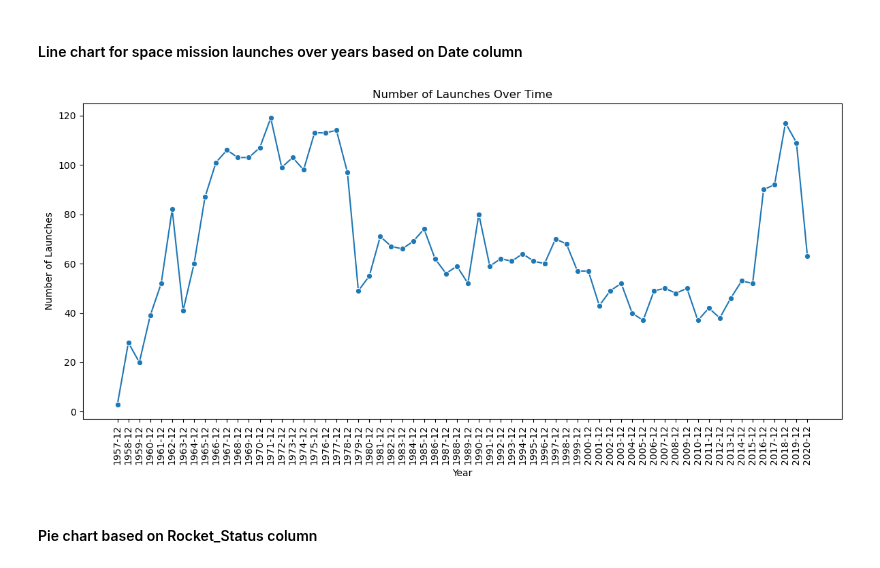
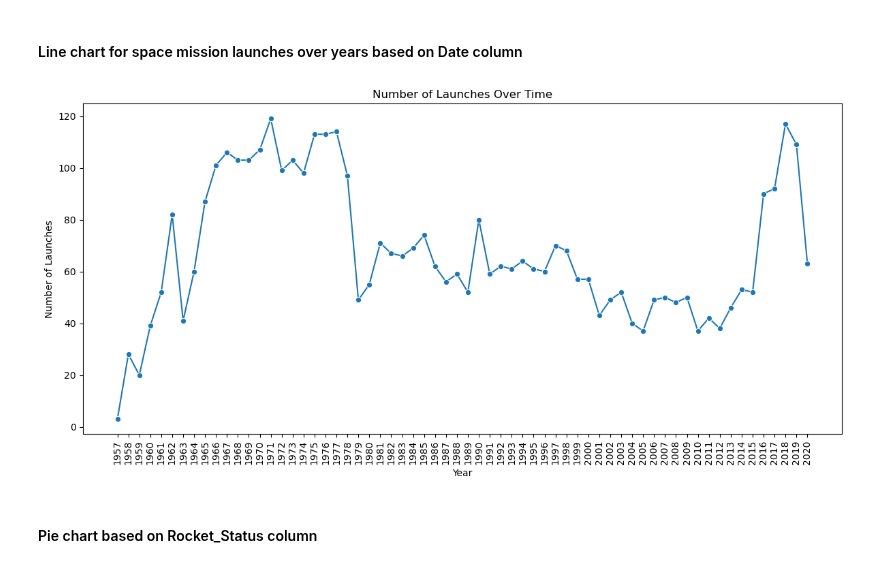
Before and after one commit to dominikvukelic/space_mission_launches, a Jupyter notebook: graphs/graphs.ipynb, the cells around one changed output. Saved outputs shown, nothing was run; the diff lists cells and outputs as text; code cells hidden in the pictures.

```diff
--- a/graphs/graphs.ipynb
+++ b/graphs/graphs.ipynb
@@ -181,35 +181,35 @@ plt.show()
 # %%
 # Convert 'Date' to datetime format
 df['Date'] = pd.to_datetime(df['Date'])
 
 # Extract year and month from the 'Date' column
 df['YearMonth'] = df['Date'].dt.to_period('M')
 
 # Count the number of launches per month
 launches_over_time = df['YearMonth'].value_counts().sort_index().reset_index()
 launches_over_time.columns = ['YearMonth', 'Count']
 
 # Downsampling to yearly frequency
 launches_over_time_resampled = launches_over_time.set_index('YearMonth').resample('Y').sum().reset_index()
 
-# Convert Period to string for plotting
-launches_over_time_resampled['YearMonth'] = launches_over_time_resampled['YearMonth'].dt.strftime('%Y-%m')
+# Convert Period to string and extract only the year for plotting
+launches_over_time_resampled['Year'] = launches_over_time_resampled['YearMonth'].dt.year
 
 # Create a Seaborn lineplot
 plt.figure(figsize=(12, 6))
-sns.lineplot(x='YearMonth', y='Count', data=launches_over_time_resampled, marker='o')
+sns.lineplot(x='Year', y='Count', data=launches_over_time_resampled, marker='o')
 
 # Set plot labels and title
 plt.xlabel('Year')
 plt.ylabel('Number of Launches')
 plt.title('Number of Launches Over Time')
 
-# Display the plot
-plt.xticks(rotation=90)
+# Display the plot with ticks for every year
+plt.xticks(launches_over_time_resampled['Year'], rotation=90)
 plt.tight_layout()
 plt.show()
 # %% [output]
-[figure, old version]
+[figure, new version]
 # %% [markdown]
 #### Pie chart based on Rocket_Status column
 # %%
```
